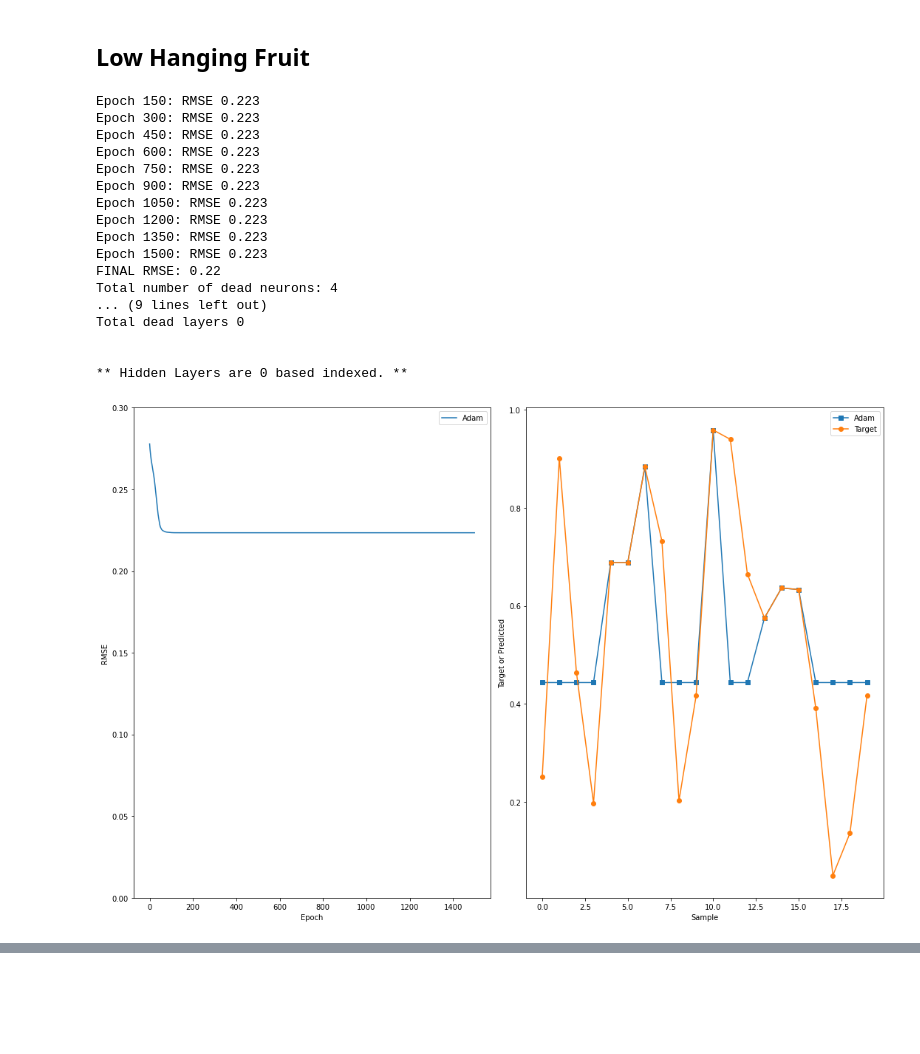
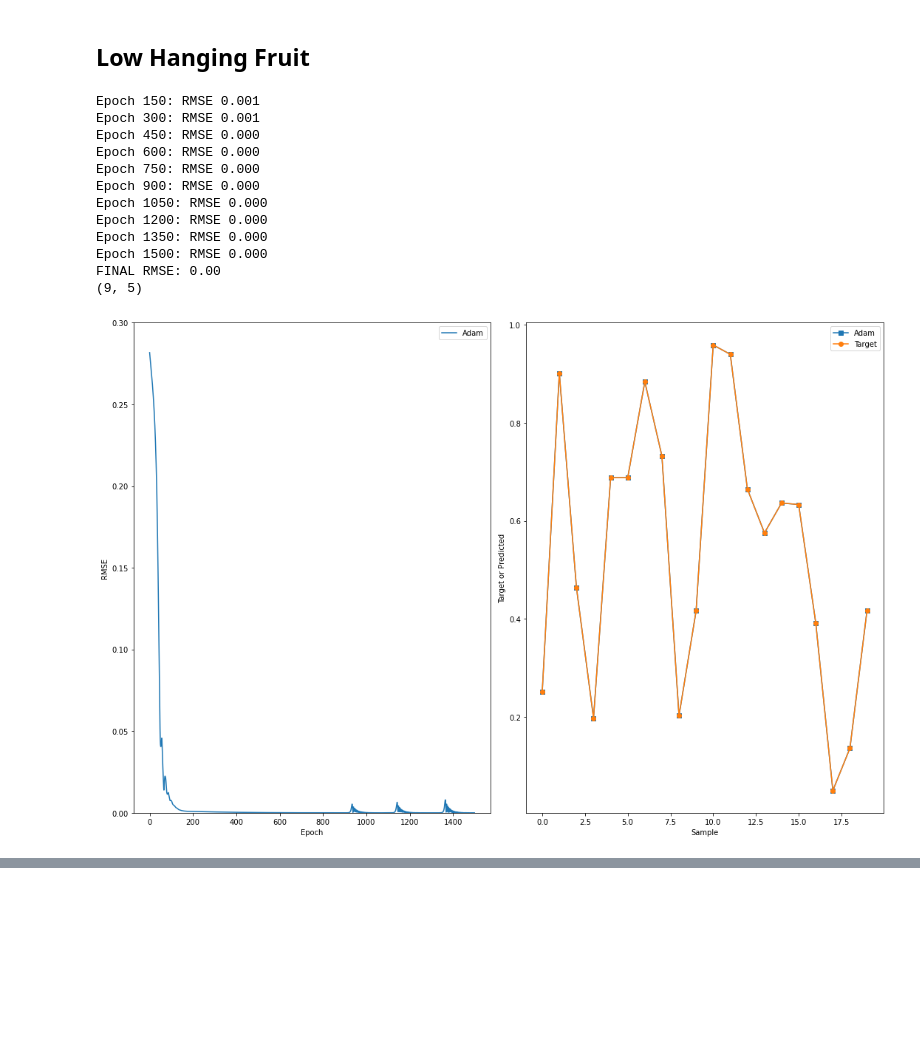
Before and after one commit to matthewfernst/Late-Residual-Connections, a Jupyter notebook: Code/LateResidualConnections.ipynb, the cells around one changed output, grey strips where cells are left out. Cells and saved outputs as stored; diff of their text form; code cells hidden in the pictures; blank space fills up the shorter version.

```diff
--- a/Code/LateResidualConnections.ipynb
+++ b/Code/LateResidualConnections.ipynb
@@ -236,53 +204,48 @@ X.shape, T.shape
 # %% [markdown]
 ## Low Hanging Fruit
 # %%
-n_hiddens = [2 for _ in range(5)]
+n_hiddens = [4 for _ in range(5)]
 n = NNet(1, n_hiddens, 1, method='adam')
 
 # print(n.model)
 n.train(X, T, 1500, 0.01, train_style='batch')
-# n.layer_outputs
+# print(n.layer_outputs)
 Y = n.use(X)
 print(f'FINAL RMSE: {rmse(Y, T):.2f}')
-n.dead_neurons()
+print(n.dead_neurons())
 
 # top, bottom = n.dead_neurons(X)
 plt.figure(figsize=(15,10))
 
 plt.subplot(1, 2, 1)
 plt.plot(n.error_trace, label='Adam')
 plt.xlabel('Epoch')
 plt.ylabel('RMSE')
 plt.ylim((0.0, 0.3))
 plt.legend()
 
 plt.subplot(1, 2, 2)
 plt.plot(Y, '-s', label='Adam')
 plt.plot(T, '-o', label='Target')
 plt.xlabel('Sample')
 plt.ylabel('Target or Predicted')
 plt.legend()
 
 plt.tight_layout()
 # %% [output]
-Epoch 150: RMSE 0.223
-Epoch 300: RMSE 0.223
-Epoch 450: RMSE 0.223
-Epoch 600: RMSE 0.223
-Epoch 750: RMSE 0.223
-Epoch 900: RMSE 0.223
-Epoch 1050: RMSE 0.223
-Epoch 1200: RMSE 0.223
-Epoch 1350: RMSE 0.223
-Epoch 1500: RMSE 0.223
-FINAL RMSE: 0.22
-Total number of dead neurons: 4
-... (9 lines left out)
-Total dead layers 0
-
-
-** Hidden Layers are 0 based indexed. **
+Epoch 150: RMSE 0.001
+Epoch 300: RMSE 0.001
+Epoch 450: RMSE 0.000
+Epoch 600: RMSE 0.000
+Epoch 750: RMSE 0.000
+Epoch 900: RMSE 0.000
+Epoch 1050: RMSE 0.000
+Epoch 1200: RMSE 0.000
+Epoch 1350: RMSE 0.000
+Epoch 1500: RMSE 0.000
+FINAL RMSE: 0.00
+(9, 5)
-[figure, old version]
+[figure, new version]
 # %%
 for layer in n.model:
     if isinstance(layer, torch.nn.Linear):
```
Also changed, not shown: parts of 9 cells of this notebook, 2 other files.
